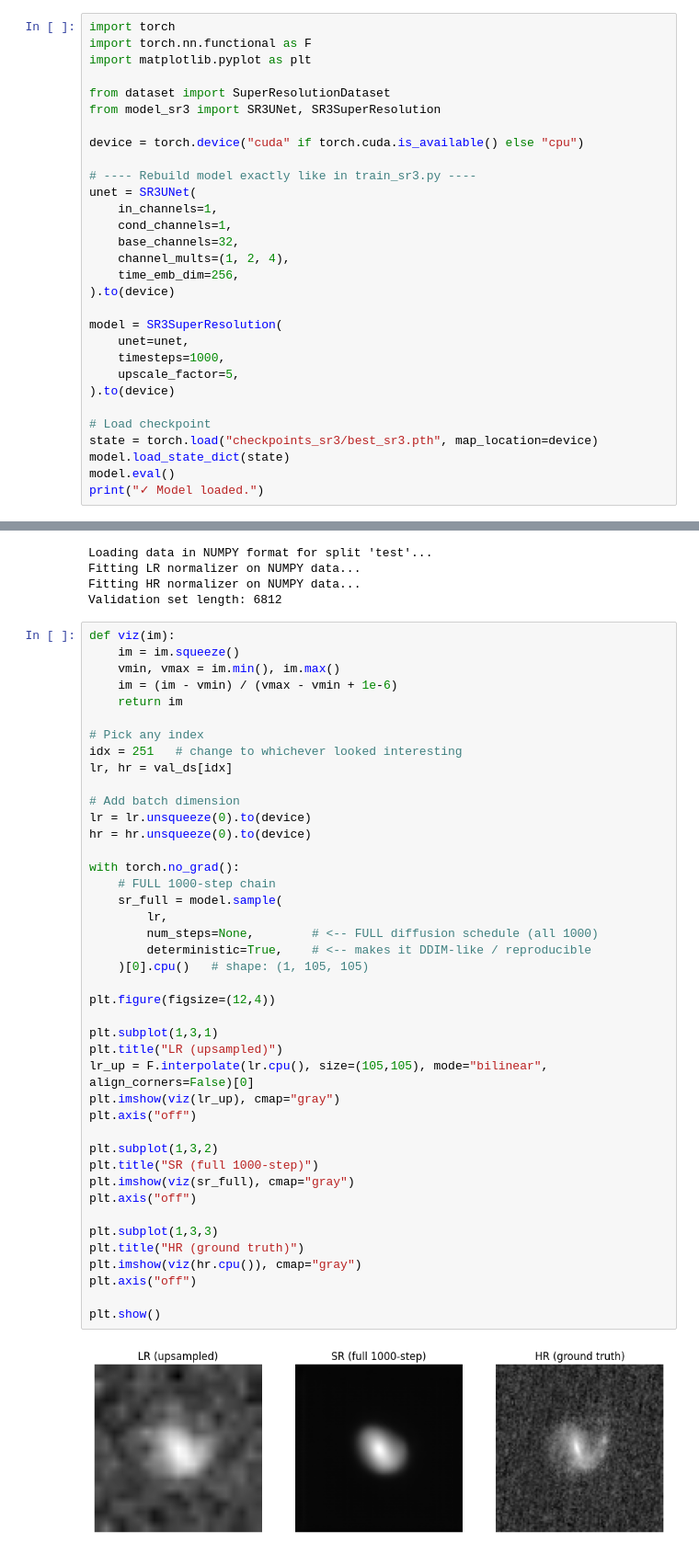
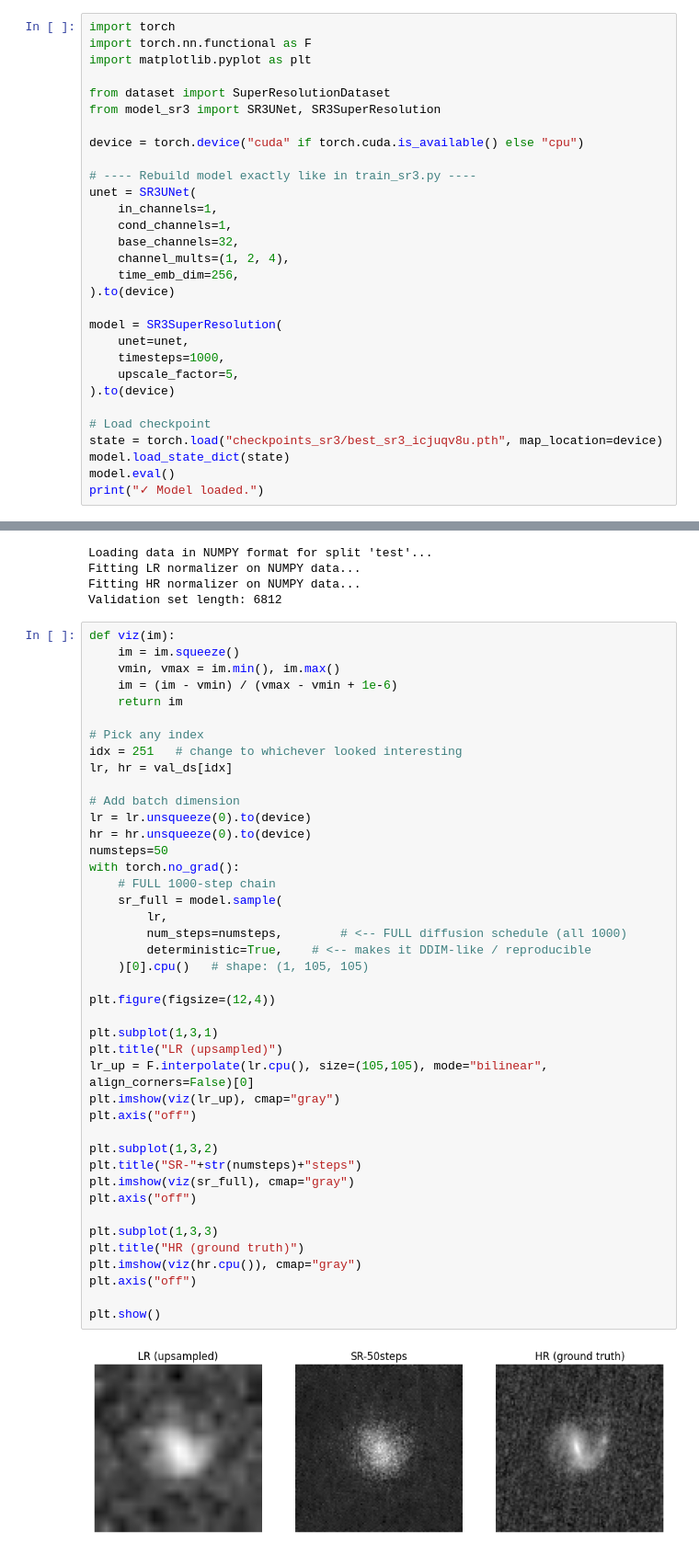
Before and after one commit to xoubish/superNISP, a Jupyter notebook: code/diffusion/diffusion_test.ipynb, the cells around one changed output, grey strips where cells are left out. Shown at 92% size. Drawn from its saved outputs; the diff is of its cells as text.

Commit message:
cleaned up diffusion

```diff
--- a/code/diffusion/diffusion_test.ipynb
+++ b/code/diffusion/diffusion_test.ipynb
@@ -24,7 +24,7 @@ model = SR3SuperResolution(
 ).to(device)
 
 # Load checkpoint
-state = torch.load("checkpoints_sr3/best_sr3.pth", map_location=device)
+state = torch.load("checkpoints_sr3/best_sr3_icjuqv8u.pth", map_location=device)
 model.load_state_dict(state)
 model.eval()
 print("✓ Model loaded.")
@@ -59,34 +59,34 @@ lr, hr = val_ds[idx]
 
 # Add batch dimension
 lr = lr.unsqueeze(0).to(device)
 hr = hr.unsqueeze(0).to(device)
-
+numsteps=50
 with torch.no_grad():
     # FULL 1000-step chain
     sr_full = model.sample(
         lr,
-        num_steps=None,        # <-- FULL diffusion schedule (all 1000)
+        num_steps=numsteps,        # <-- FULL diffusion schedule (all 1000)
         deterministic=True,    # <-- makes it DDIM-like / reproducible
     )[0].cpu()   # shape: (1, 105, 105)
 
 plt.figure(figsize=(12,4))
 
 plt.subplot(1,3,1)
 plt.title("LR (upsampled)")
 lr_up = F.interpolate(lr.cpu(), size=(105,105), mode="bilinear", align_corners=False)[0]
 plt.imshow(viz(lr_up), cmap="gray")
 plt.axis("off")
 
 plt.subplot(1,3,2)
-plt.title("SR (full 1000-step)")
+plt.title("SR-"+str(numsteps)+"steps")
 plt.imshow(viz(sr_full), cmap="gray")
 plt.axis("off")
 
 plt.subplot(1,3,3)
 plt.title("HR (ground truth)")
 plt.imshow(viz(hr.cpu()), cmap="gray")
 plt.axis("off")
 
 plt.show()
 # %% [output]
-[figure, old version]
+[figure, new version]
```
Also changed, not shown: parts of 18 cells of this notebook, 6 other files.
